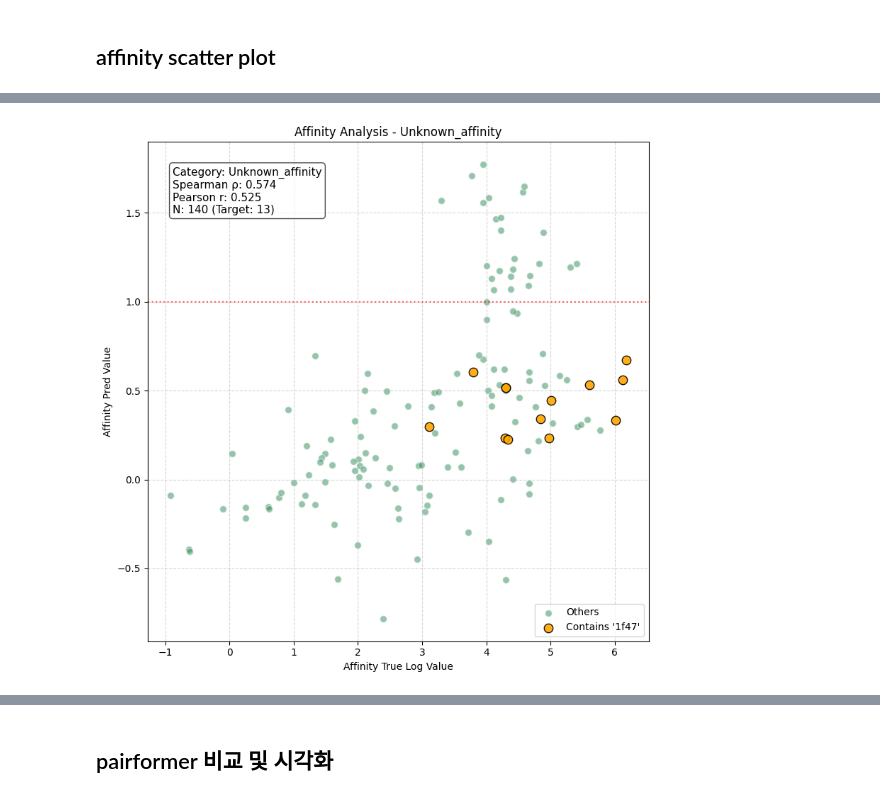
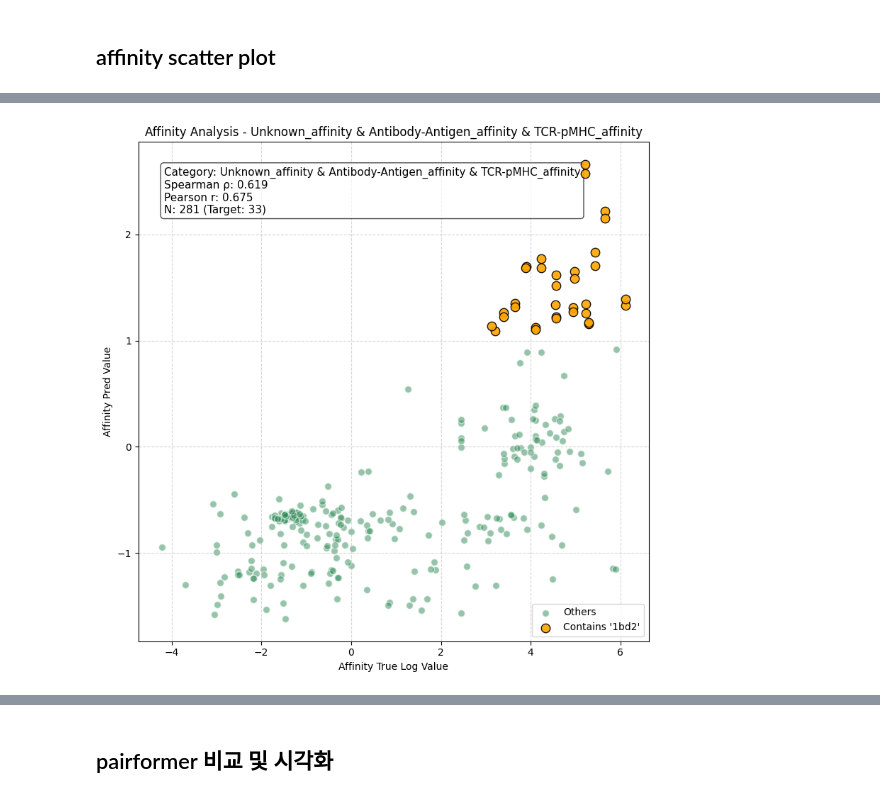
Before and after one commit to shp2001/protein-frame-flow, a Jupyter notebook: notebook/check_metric.ipynb, the cells around one changed output, grey strips where cells are left out. Saved outputs shown, nothing was run; the diff lists cells and outputs as text; code cells hidden in the pictures.

```diff
--- a/notebook/check_metric.ipynb
+++ b/notebook/check_metric.ipynb
@@ -1663,13 +1663,17 @@ from scipy.stats import spearmanr, pearsonr
 # -------------------------------------------------
 # 1. 설정 (카테고리 및 강조할 키워드)
 # -------------------------------------------------
-select_categories = ["Unknown_affinity"]
-target_keyword = "1f47"  # 강조하고 싶은 파일명 키워드
+select_categories = [
+    "Unknown_affinity",
+    "Antibody-Antigen_affinity",
+    "TCR-pMHC_affinity"
+    ]
+target_keyword = "1bd2"  # 강조하고 싶은 파일명 키워드
 
 # -------------------------------------------------
 # 2. 경로 설정
 # -------------------------------------------------
-base_path = "/home/psh/protein-frame-flow/inference_outputs/v2.3.2.2_w_coords_margin_0.5_pair_reinit/2026-02-18_14-48-20/epoch=30-step=1674/run_2026-02-18_23-04-46"
+base_path = "/home/psh/protein-frame-flow/inference_outputs/v2.3.2.2_wo_ag_mask_dist_weighted_ppb/2026-02-21_00-32-15/epoch=39-step=2320/run_2026-02-21_21-57-00"
 
 # -------------------------------------------------
 # 3. 파일 찾기
@@ -1774,8 +1778,6 @@ if len(all_preds) > 0:
     plt.grid(True, linestyle="--", alpha=0.5)
     plt.legend(loc="lower right")
 
-    # 1.0 가이드라인 추가
-    plt.axhline(y=1.0, color='red', linestyle=':', alpha=0.6)
 
     plt.tight_layout()
     plt.show()
@@ -1802,4 +1804,4 @@ High Pred File: /home/psh/protein-frame-flow/inference_outputs/v2.3.2.2_w_coords
-[figure, old version]
+[figure, new version]
 # %%
 import os
 import json
```
Also changed, not shown: parts of 1 cell of this notebook, 9 other files.
